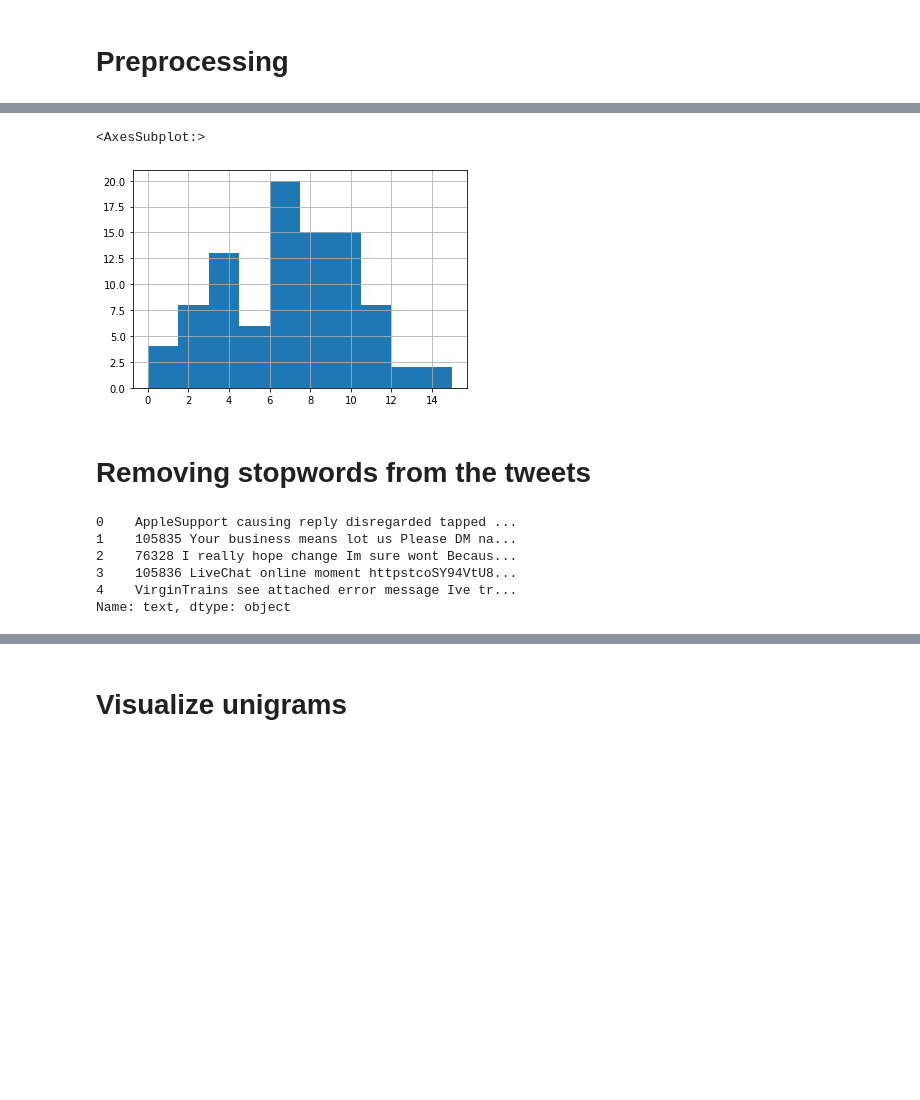
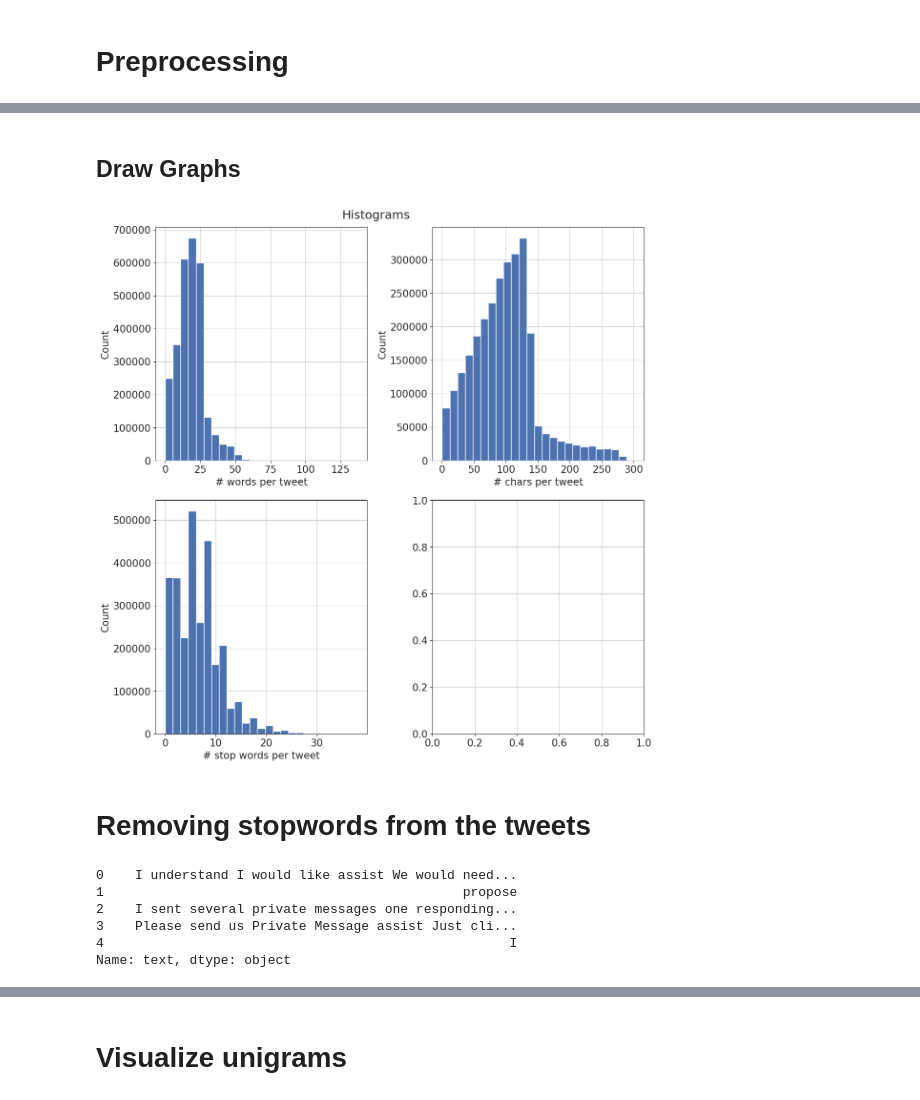
Before and after one commit to sminerport/chatbot, a Jupyter notebook: customer-support-on-twitter/CustomerSupportOnTwitter.ipynb, the cells around one changed output, grey strips where cells are left out. Drawn from its saved outputs; the diff is of its cells as text; code cells hidden in the pictures; blank space fills up the shorter version.

```diff
--- a/customer-support-on-twitter/CustomerSupportOnTwitter.ipynb
+++ b/customer-support-on-twitter/CustomerSupportOnTwitter.ipynb
@@ -277,21 +296,34 @@ df_sample[['text','stopwords']].describe().T
-# %%
-# Distribution of stopwords
-df_sample.text.map(lambda x: len([x for x in x.split() if x in stopword])).hist()
-# %% [output]
-<AxesSubplot:>
-[figure, removed]
+# %% [markdown]
+## Draw Graphs
+# %%
+fig, axes = plt.subplots(2,2,figsize=(12,12))
+fig.suptitle('Histograms')
+xs = [df['words_per_tweet'], df['char_count'], df['stopwords']]
+labels = ['# words per tweet', '# chars per tweet', '# stop words per tweet']
+bins = [25,25,25]
+
+for ax, x, lbl, bin in zip(axes.flat, xs, labels, bins):
+    ax.hist(x, bins=bin)
+    ax.ticklabel_format(style='plain')
+    ax.set_xlabel(lbl)
+    ax.set_ylabel('Count')
+fig.tight_layout()
+fig.subplots_adjust(top=.95)
+plt.show()
+# %% [output]
+[figure, added]
 # %% [markdown]
 # Removing stopwords from the tweets
 # %%
 # Removing stopwords and punctuations from the tweets
-df_sample['text'] = df_sample['text'].str.replace('[^\w\s]','')
-df_sample['text'].head()
-df_sample['text'] = df_sample['text'].apply(lambda x: " ".join(x for x in x.split() if x not in stopword))
-df_sample['text'].head()
+df['text'] = df['text'].str.replace('[^\w\s]','')
+df['text'].head()
+df['text'] = df['text'].apply(lambda x: " ".join(x for x in x.split() if x not in stopword))
+df['text'].head()
 # %% [output]
-0    AppleSupport causing reply disregarded tapped ...
-1    105835 Your business means lot us Please DM na...
-2    76328 I really hope change Im sure wont Becaus...
-3    105836 LiveChat online moment httpstcoSY94VtU8...
-4    VirginTrains see attached error message Ive tr...
+0    I understand I would like assist We would need...
+1                                              propose
+2    I sent several private messages one responding...
+3    Please send us Private Message assist Just cli...
+4                                                    I
 Name: text, dtype: object
```
Also changed, not shown: parts of 51 cells of this notebook.
